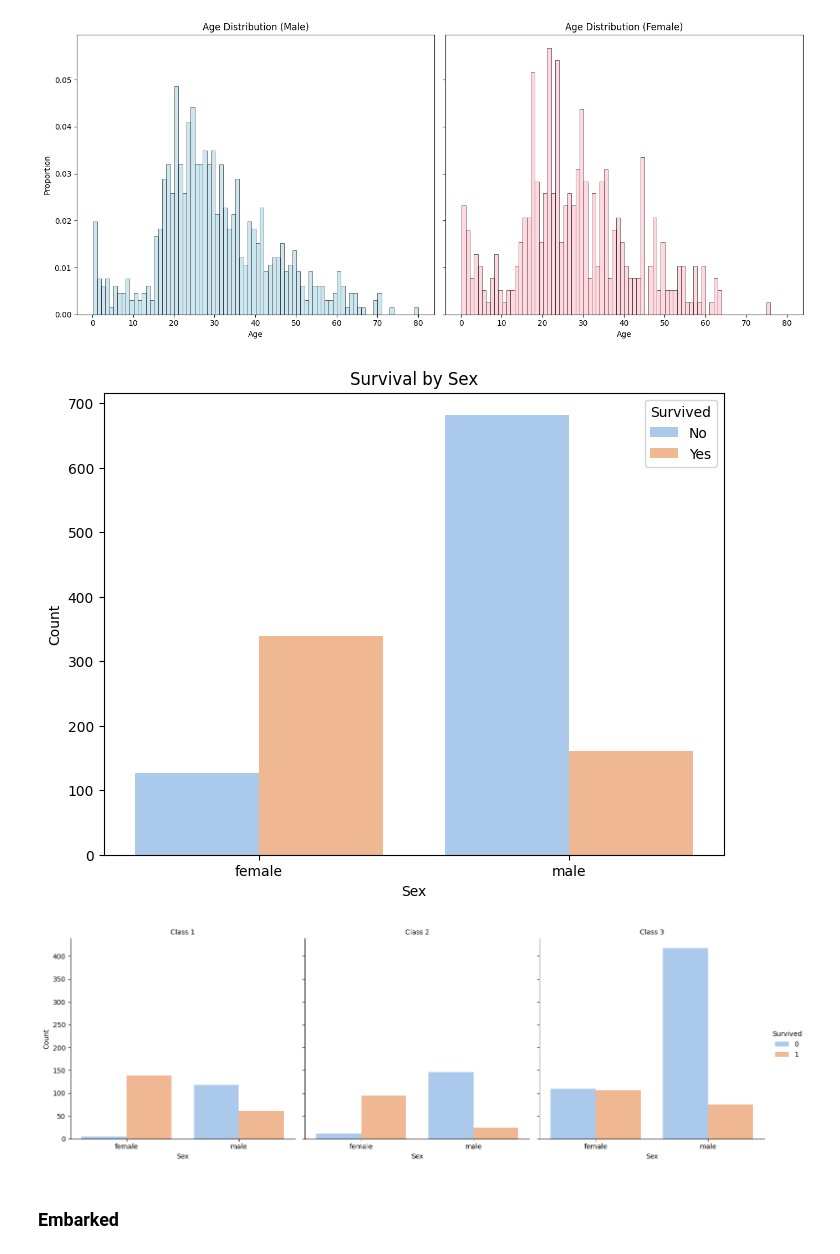
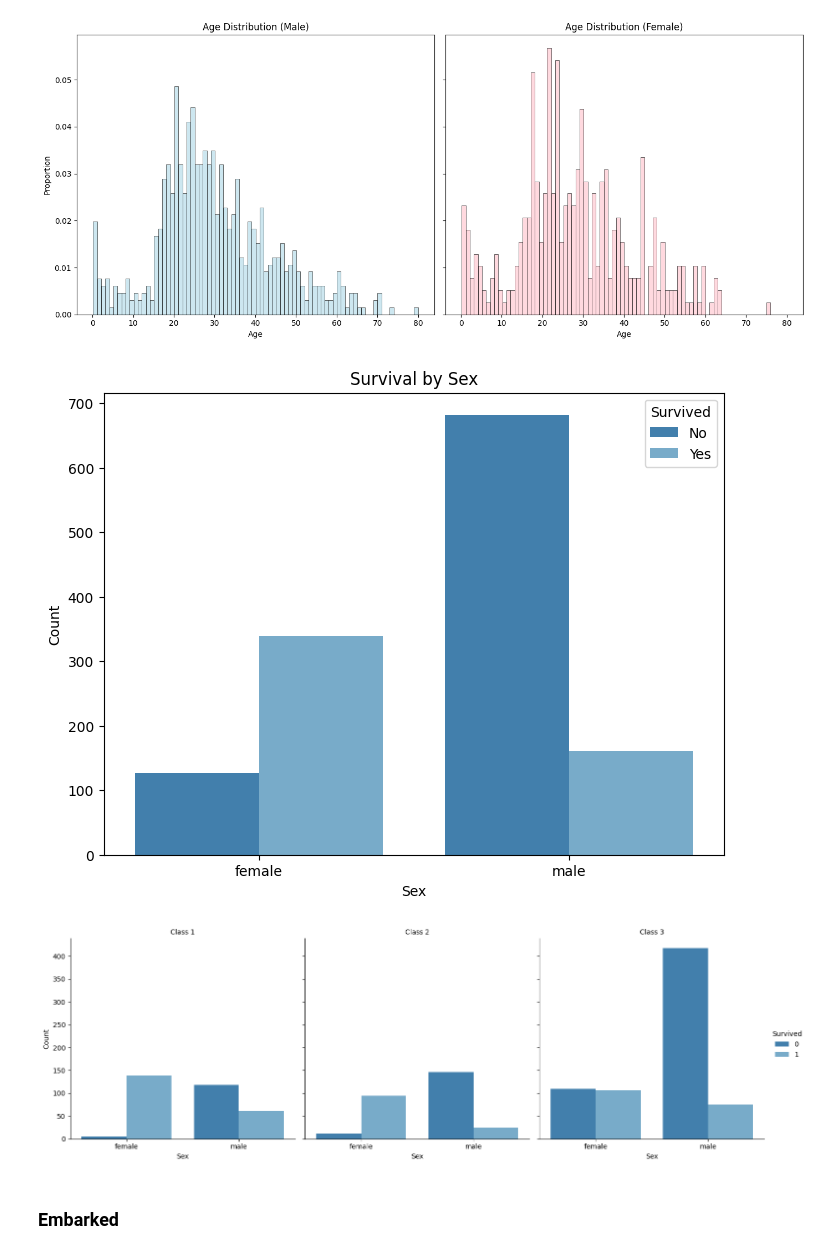
Before and after one commit to catebros/ML-fundamentals-2025, a Jupyter notebook: assignment_1_caterinamaria_barberoros[_barberoros].ipynb, the cells around one changed output. Drawn from its saved outputs; the diff is of its cells as text; code cells hidden in the pictures.

```diff
--- a/assignment_1_caterinamaria_barberoros[_barberoros].ipynb
+++ b/assignment_1_caterinamaria_barberoros[_barberoros].ipynb
@@ -427,0 +428,3 @@ Passing `palette` without assigning `hue` is deprecated and will be removed in v
+# %%
+df = df.drop(columns=['body'])
+print(df.columns)
@@ -427,0 +620,6 @@ Passing `palette` without assigning `hue` is deprecated and will be removed in v
+# %%
+# alone 0/1
+df['alone'] = ((df['sibsp'] == 0) & (df['parch'] == 0)).astype(int)
+# %%
+# relative 0 to numerical
+df['relatives'] = df['sibsp'] + df['parch']
@@ -466,22 +680,22 @@ plt.show()
 [figure]
 # %%
 plt.figure(figsize=(8, 6))
-sns.countplot(data=df, x='sex', hue='survived', palette='pastel')
+sns.countplot(data=df, x='sex', hue='survived', palette='tab20c')
 plt.title('Survival by Sex')
 plt.xlabel('Sex')
 plt.ylabel('Count')
 plt.legend(title='Survived', labels=['No', 'Yes'])
 plt.show()
 # %% [output]
-[figure, old version]
+[figure, new version]
 # %%
-g = sns.catplot(data=df, x='sex', hue='survived', col='pclass', kind='count', palette='pastel', dodge=True)
+g = sns.catplot(data=df, x='sex', hue='survived', col='pclass', kind='count', palette='tab20c', dodge=True)
 g.set_titles('Class {col_name}')
 g.set_axis_labels('Sex', 'Count')
 g.legend.set_title('Survived')
 plt.show()
 # %% [output]
-[figure, old version]
+[figure, new version]
 # %% [markdown]
 ### Embarked
 # %%
```
Also changed, not shown: parts of 88 cells of this notebook, 1 other file.
